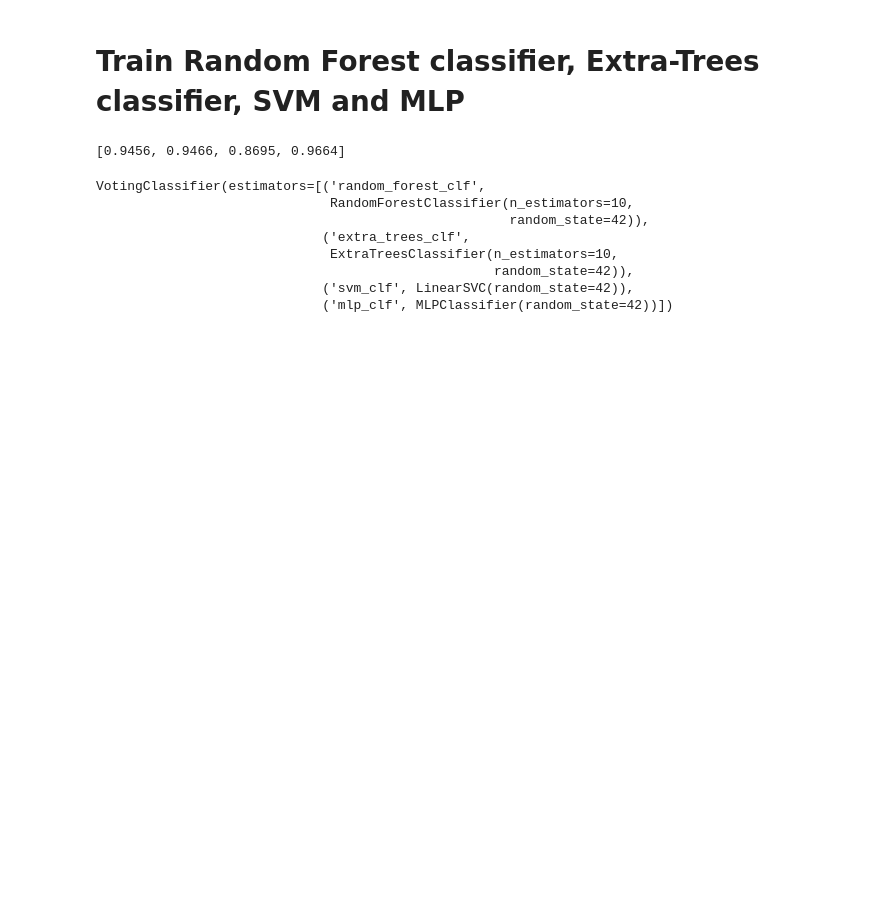
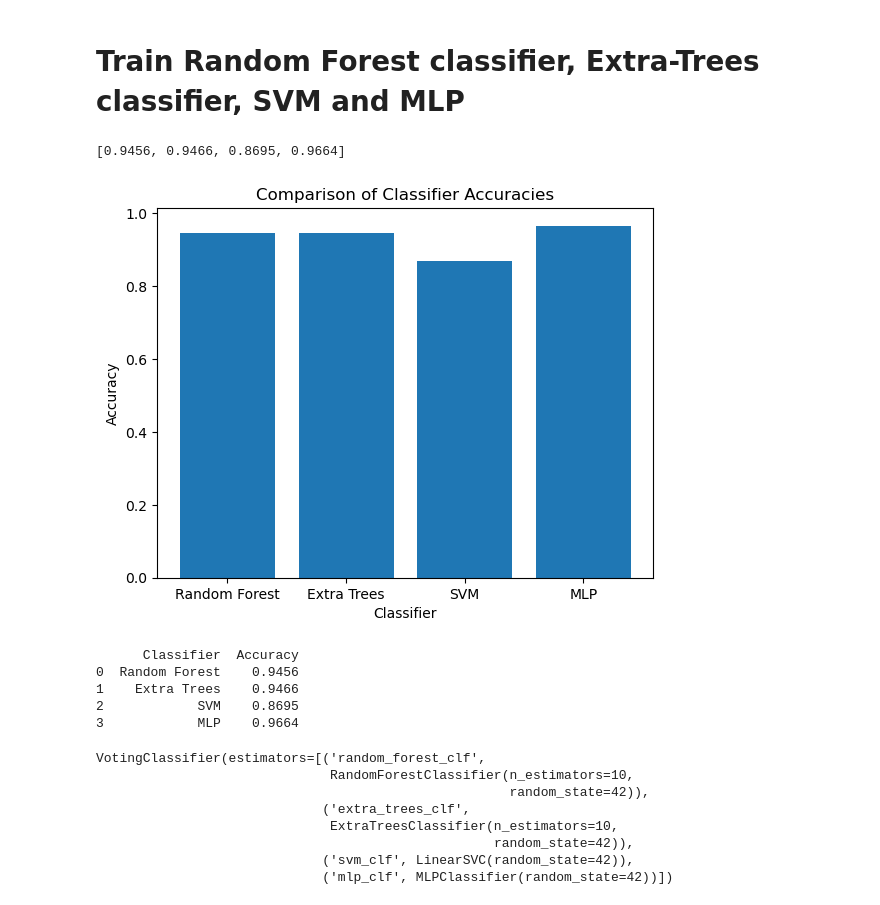
Before and after one commit to ehsanap7/kaggle, a Jupyter notebook: ensemble-learning-comp-8720.ipynb, the cells around one changed output. Drawn from its saved outputs; the diff is of its cells as text; code cells hidden in the pictures; blank space fills up the shorter version.

```diff
--- a/ensemble-learning-comp-8720.ipynb
+++ b/ensemble-learning-comp-8720.ipynb
@@ -100,6 +100,33 @@ for estimator in estimators:
 [estimator.score(X_val, y_val) for estimator in estimators]
 # %% [output]
 [0.9456, 0.9466, 0.8695, 0.9664]
+# %%
+import matplotlib.pyplot as plt
+import pandas as pd
+
+estimators = [random_forest_clf, extra_trees_clf, svm_clf, mlp_clf]
+estimator_names = ['Random Forest', 'Extra Trees', 'SVM', 'MLP']
+
+accuracies = []
+for estimator in estimators:
+    estimator.fit(X_train, y_train)
+    accuracies.append(estimator.score(X_val, y_val))
+
+plt.bar(estimator_names, accuracies)
+plt.xlabel('Classifier')
+plt.ylabel('Accuracy')
+plt.title('Comparison of Classifier Accuracies')
+plt.show()
+
+accuracy_table = pd.DataFrame({'Classifier': estimator_names, 'Accuracy': accuracies})
+print(accuracy_table)
+# %% [output]
+[figure, added]
+      Classifier  Accuracy
+0  Random Forest    0.9456
+1    Extra Trees    0.9466
+2            SVM    0.8695
+3            MLP    0.9664
 # %%
 named_estimators = [ ("random_forest_clf", random_forest_clf), ("extra_trees_clf", extra_trees_clf), ("svm_clf", svm_clf), ("mlp_clf", mlp_clf)]
 # %%
```
Also changed, not shown: parts of 3 cells of this notebook.
